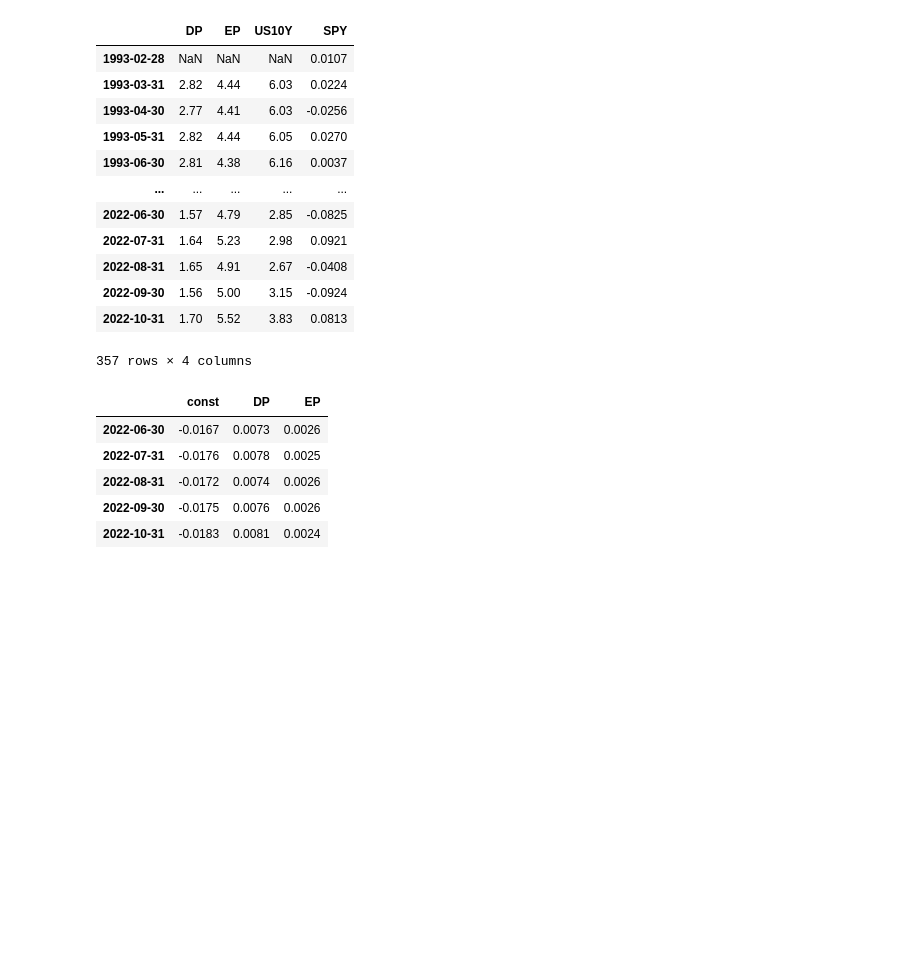
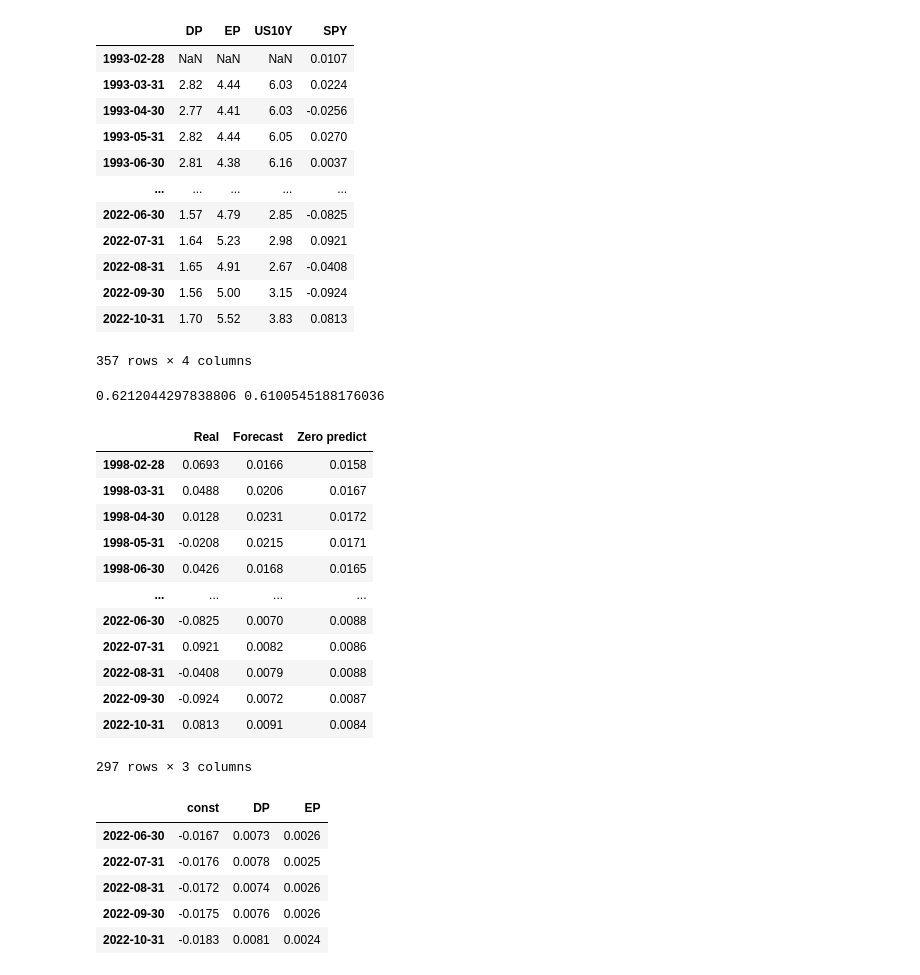
Before and after one commit to Zixin730/finm-portfolio-2022, a Jupyter notebook: homework/hw7.ipynb, the cells around one changed output. Drawn from its saved outputs; the diff is of its cells as text; code cells hidden in the pictures; blank space fills up the shorter version.

```diff
--- a/homework/hw7.ipynb
+++ b/homework/hw7.ipynb
@@ -354,6 +354,45 @@ factor
 | 2022-09-30 | 1.56 | 5.00 | 3.15 | -0.0924 |
 | 2022-10-31 | 1.70 | 5.52 | 3.83 | 0.0813 |
 357 rows × 4 columns
+# %%
+def oos_reg(y, X, start, add_constant=True):
+    # need to use python 3.8
+    if add_constant:
+        X = sm.add_constant(X)
+    model = RollingOLS(y, X, window=X.shape[0], min_nobs=start-1, expanding=True).fit()
+    params = model.params.shift().iloc[start:]
+
+    rolling_pre = (model.params.shift() * X).sum(axis=1)
+    zero_pre = y.expanding(start).mean().shift()
+
+    predict_all = pd.concat([y, rolling_pre, zero_pre], axis=1).iloc[start:]
+    predict_all.columns = ["Real", "Forecast", "Zero predict"]
+    predict_err = np.square(predict_all["Real"] - predict_all["Forecast"]).sum()
+    zero_pre_err = np.square(
+        predict_all["Real"] - predict_all["Zero predict"]).sum()
+    print(predict_err, zero_pre_err)
+    r_squared = 1 - predict_err/zero_pre_err
+    return params, predict_all, r_squared
+
+
+params, predict_all, r_squared = oos_reg(
+    factor[["SPY"]], factor[["DP", "EP"]], 60, add_constant=True)
+predict_all
+# %% [output]
+0.6212044297838806 0.6100545188176036
+|  | Real | Forecast | Zero predict |
+| 1998-02-28 | 0.0693 | 0.0166 | 0.0158 |
+| 1998-03-31 | 0.0488 | 0.0206 | 0.0167 |
+| 1998-04-30 | 0.0128 | 0.0231 | 0.0172 |
+| 1998-05-31 | -0.0208 | 0.0215 | 0.0171 |
+| 1998-06-30 | 0.0426 | 0.0168 | 0.0165 |
+| ... | ... | ... | ... |
+| 2022-06-30 | -0.0825 | 0.0070 | 0.0088 |
+| 2022-07-31 | 0.0921 | 0.0082 | 0.0086 |
+| 2022-08-31 | -0.0408 | 0.0079 | 0.0088 |
+| 2022-09-30 | -0.0924 | 0.0072 | 0.0087 |
+| 2022-10-31 | 0.0813 | 0.0091 | 0.0084 |
+297 rows × 3 columns
 # %%
 # model = RollingOLS.from_formula("SPY ~ DP + EP", data=factor, window=factor.shape[0], min_nobs=60, expanding=True).fit()
 model = RollingOLS(
```
Also changed, not shown: parts of 1 cell of this notebook, 2 other files.
